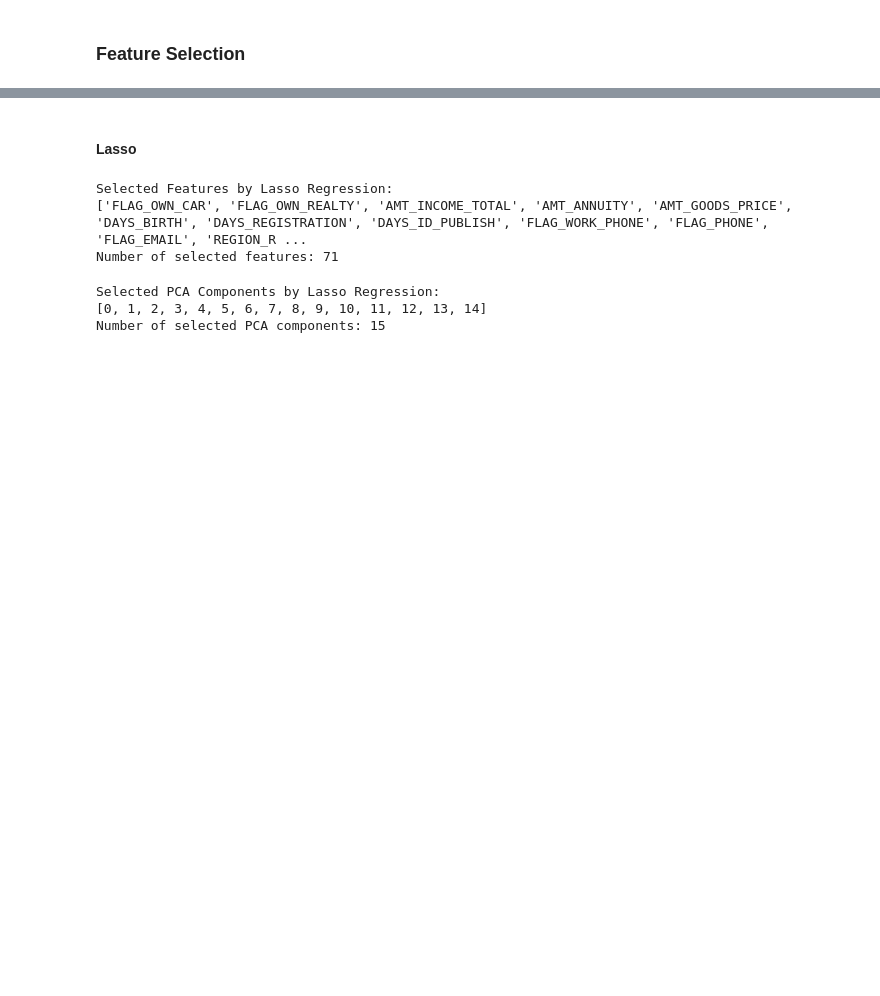
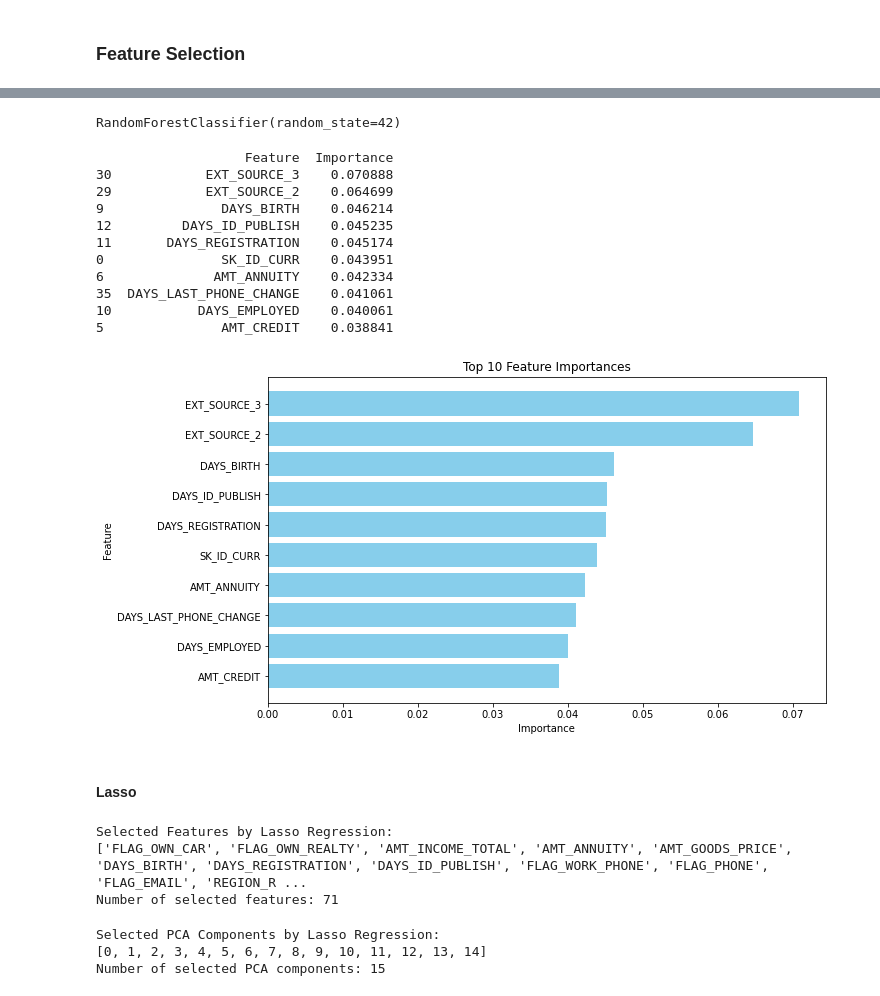
Before and after one commit to wildestdream33/Credit-Risk-Project, a Jupyter notebook: 545_Final_Project.ipynb, the cells around one changed output, grey strips where cells are left out. Drawn from its saved outputs; the diff is of its cells as text; code cells hidden in the pictures; blank space fills up the shorter version.

Commit message:
RF Feature selection

```diff
--- a/545_Final_Project.ipynb
+++ b/545_Final_Project.ipynb
@@ -433,3 +443,59 @@ encoded_application_clean_std.head(5)
+# %%
+scaler = StandardScaler()
+X_scaled = scaler.fit_transform(X)
+# %%
+from sklearn.model_selection import train_test_split
+X_train, X_test, y_train, y_test = train_test_split(X_scaled, y, test_size=0.3, random_state=42)
+# %%
+from sklearn.ensemble import RandomForestClassifier
+from sklearn.metrics import accuracy_score, confusion_matrix
+from scipy.stats import randint
+
+rf = RandomForestClassifier(random_state=42)
+# %%
+rf.fit(X_train, y_train)
+# %% [output]
+RandomForestClassifier(random_state=42)
+# %%
+import matplotlib.pyplot as plt
+import pandas as pd
+import numpy as np
+
+feature_importances = rf.feature_importances_
+
+# Create a DataFrame with feature names and their importance
+feature_importance_df = pd.DataFrame({
+    'Feature': X.columns,
+    'Importance': feature_importances
+})
+
+# Sort by importance in descending order and get the top 10 features
+top_features = feature_importance_df.sort_values(by='Importance', ascending=False).head(10)
+
+# Print the top 10 features
+print(top_features)
+
+# Plot the top 10 features
+plt.figure(figsize=(10, 6))
+plt.barh(top_features['Feature'], top_features['Importance'], color='skyblue')
+plt.gca().invert_yaxis()  # To display the highest importance at the top
+plt.title('Top 10 Feature Importances')
+plt.xlabel('Importance')
+plt.ylabel('Feature')
+plt.show()
+# %% [output]
+                   Feature  Importance
+30            EXT_SOURCE_3    0.070888
+29            EXT_SOURCE_2    0.064699
+9               DAYS_BIRTH    0.046214
+12         DAYS_ID_PUBLISH    0.045235
+11       DAYS_REGISTRATION    0.045174
+0               SK_ID_CURR    0.043951
+6              AMT_ANNUITY    0.042334
+35  DAYS_LAST_PHONE_CHANGE    0.041061
+10           DAYS_EMPLOYED    0.040061
+5               AMT_CREDIT    0.038841
+[figure, added]
 # %% [markdown]
 #### Lasso
 # %%
```
Also changed, not shown: parts of 8 cells of this notebook, 1 other file.
